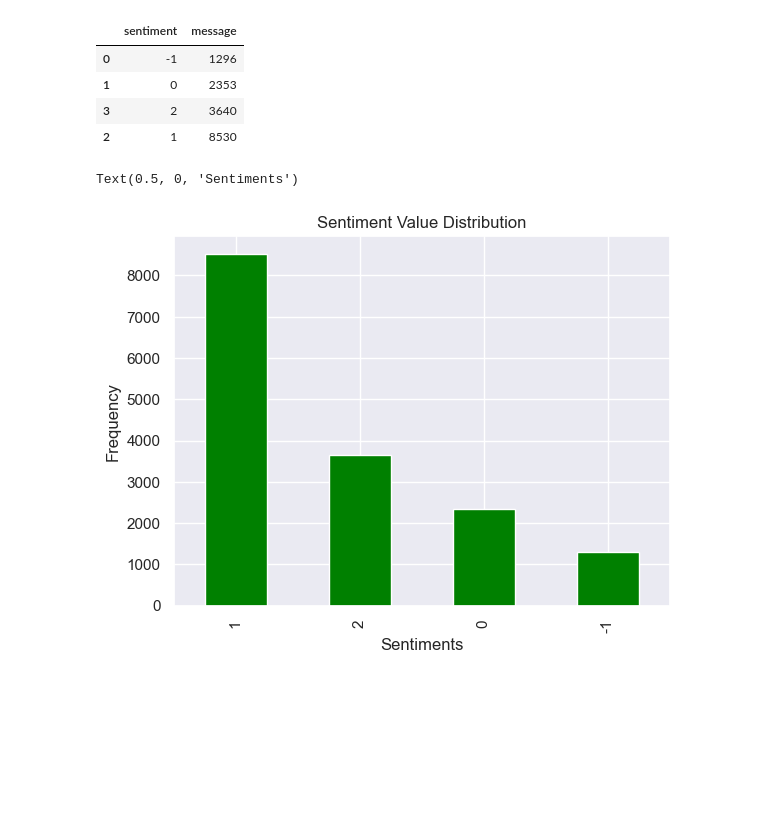
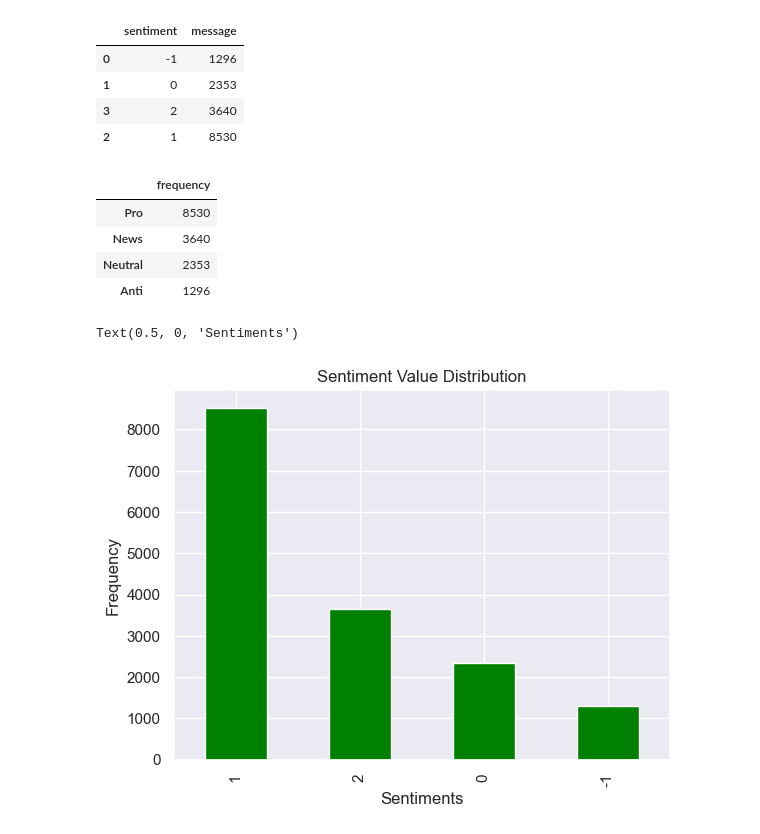
Before and after one commit to ObengKojo23/2207ACDS_TEAM_CW2, a Jupyter notebook: notebooks/twitter_sentiment_classification_notebook.ipynb, the cells around one changed output. Saved outputs shown, nothing was run; the diff lists cells and outputs as text; code cells hidden in the pictures; blank space fills up the shorter version.

```diff
--- a/notebooks/twitter_sentiment_classification_notebook.ipynb
+++ b/notebooks/twitter_sentiment_classification_notebook.ipynb
@@ -157,6 +189,11 @@ train_df['sentiment'].unique()
 array([ 1,  2,  0, -1], dtype=int64)
 # %% [markdown]
 ![SENTIMENTS](../images/sentiments.png)
+# %%
+# Create class distribution dataframe
+word_sentiment_class = pd.DataFrame(list(train_df['sentiment'].value_counts()),
+                          index=['Pro', 'News', 'Neutral', 'Anti'],
+                          columns=['frequency'])
 # %%
 #check message count grouped by sentiment
 sentiment_temp_table = train_df.groupby('sentiment').count()['message'].reset_index().sort_values(by='message')
@@ -167,6 +204,14 @@ sentiment_temp_table
 | 1 | 0 | 2353 |
 | 3 | 2 | 3640 |
 | 2 | 1 | 8530 |
+# %%
+word_sentiment_class
+# %% [output]
+|  | frequency |
+| Pro | 8530 |
+| News | 3640 |
+| Neutral | 2353 |
+| Anti | 1296 |
 # %%
 #visualise distribution of each sentiment within the target feature
 train_df['sentiment'].value_counts().plot(kind='bar', color='green')
```
Also changed, not shown: parts of 17 cells of this notebook.
